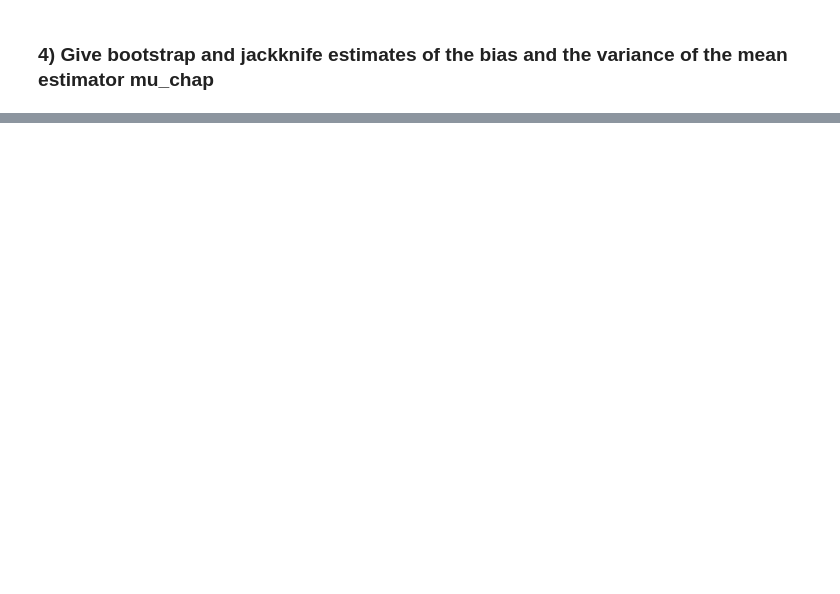
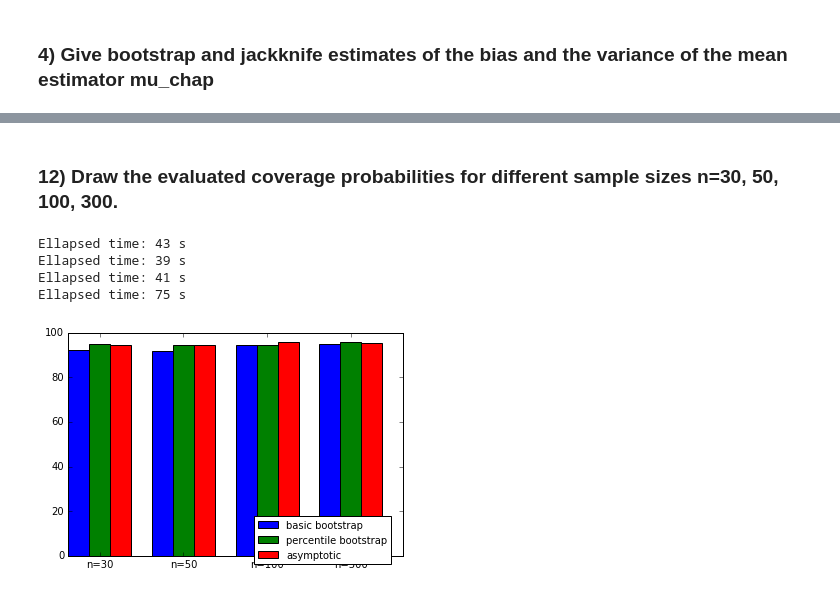
Before and after one commit to aroville/mastere-bgd, a Jupyter notebook: statistiques/dms/dm2/dm2.ipynb, the cells around one changed output, grey strips where cells are left out. Drawn from its saved outputs; the diff is of its cells as text; code cells hidden in the pictures; blank space fills up the shorter version.

```diff
--- a/statistiques/dms/dm2/dm2.ipynb
+++ b/statistiques/dms/dm2/dm2.ipynb
@@ -127,0 +218,8 @@ var(X) =  [ 0.02716 -0.0002 ] [-0.0002  0.0284]
+# %%
+def ic_percentile_bootstrap(X, B, b_c):
+    q1 = np.percentile(b_c, alpha/2)
+    q2 = np.percentile(b_c, 100 - alpha/2)
+    return [q1,q2]
+
+ic_pb = ic_percentile_bootstrap(X, B, bs_corr)
+ic_pb
@@ -127,0 +230,12 @@ var(X) =  [ 0.02716 -0.0002 ] [-0.0002  0.0284]
+# %%
+# Calculate jk_var, variance of sqrt(n)*(bs_corr - c0), using the jackknife technique
+def ic_asymptotic(X, b_c, c_c):
+    sqN = math.sqrt(len(X))
+    std_corr = list(np.subtract(b_c, c_c) * sqN)
+    jk_var = np.mean([math.sqrt(np.var(std_corr[:i] + std_corr[i+1:])) for i in range(n2)])
+
+    ksi = 1.96
+    return [c_c - jk_var * ksi / sqN, c_c + jk_var * ksi / sqN]
+
+ic_asymp = ic_asymptotic(X, bs_corr, c_chapeau)
+ic_asymp
@@ -127,0 +290,33 @@ var(X) =  [ 0.02716 -0.0002 ] [-0.0002  0.0284]
+# %% [markdown]
+### 12) Draw the evaluated coverage probabilities for different sample sizes n=30, 50, 100, 300.
+# %%
+res30 = estimate_coverage(30, M)
+res50 = estimate_coverage(50, M)
+res100 = estimate_coverage(100, M)
+res300 = estimate_coverage(300, M)
+# %% [output]
+Ellapsed time: 43 s
+Ellapsed time: 39 s
+Ellapsed time: 41 s
+Ellapsed time: 75 s
+# %%
+res = [*res30, 0, *res50, 0, *res100, 0, *res300]
+
+fig, ax = plt.subplots()
+
+width = 1
+blue = [0,4,8,12]
+ax.bar(blue, [res[i] for i in blue], 1, color='blue', label='basic bootstrap')
+green = [1,5,9,13]
+ax.bar(green, [res[i] for i in green], 1, color='green', label='percentile bootstrap')
+red = [2,6,10,14]
+ax.bar(red, [res[i] for i in red], 1, color='red', label='asymptotic')
+
+ax.set_xticks([1.5, 5.5, 9.5, 13.5])
+ax.set_xticklabels(['n=30','n=50','n=100','n=300'])
+ax.set_ylim(ymax=100)
+plt.legend(bbox_to_anchor=(.98, 0.2), prop={'size':10})
+
+plt.show()
+# %% [output]
+[figure, added]
```
Also changed, not shown: parts of 33 cells of this notebook, 3 other files.
